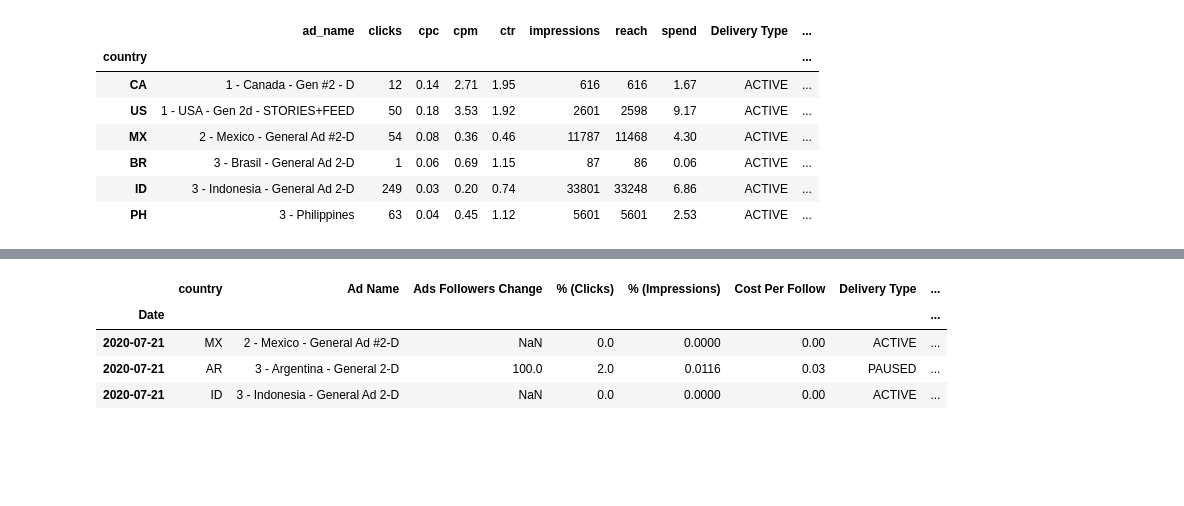
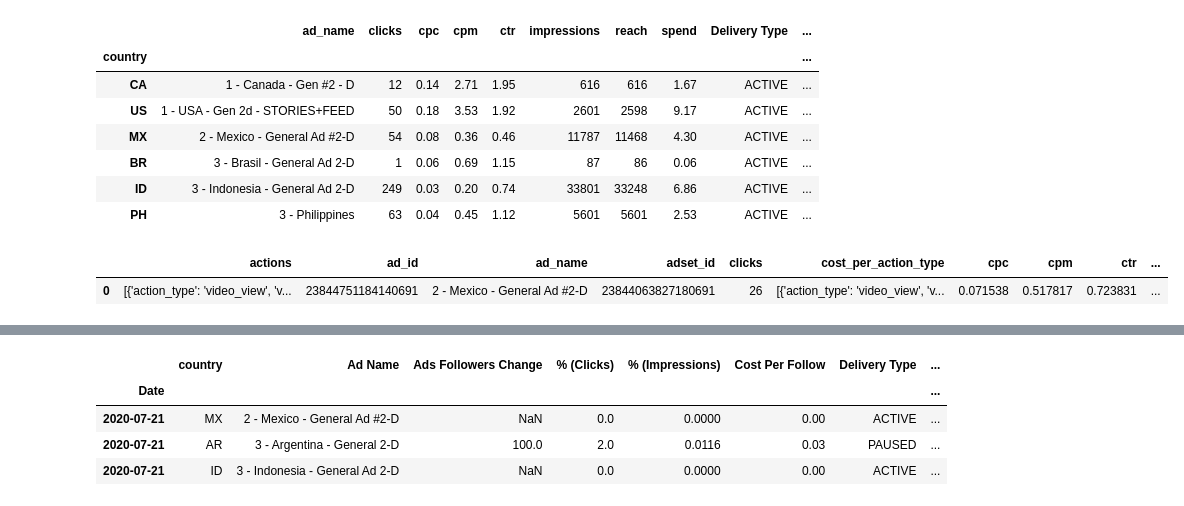
Before and after one commit to manycoding/tomorrowswig_followers, a Jupyter notebook: 02_ads.ipynb, the cells around one changed output, grey strips where cells are left out. Cells and saved outputs as stored; diff of their text form; code cells hidden in the pictures; blank space fills up the shorter version.

```diff
--- a/02_ads.ipynb
+++ b/02_ads.ipynb
@@ -343,3 +342,16 @@ def add_total(df: pd.DataFrame) -> pd.DataFrame:
     return pd.concat([df.iloc[-1:], df.iloc[:-1]])
 # %%
 df = pd.DataFrame(insights)
+# %%
+iso_date = datetime.strptime("Sep 21 2020", "%b %d %Y").strftime("%Y-%m-%d")
+insights = get_insights(iso_date)
+df = pd.DataFrame(insights)
+floats = ["cpc", "cpm", "ctr", "spend"]
+df[floats] = df[floats].astype(float)
+ints = ["clicks", "impressions", "reach"]
+df[ints] = df[ints].astype(int)
+# %%
+df.merge(countries)
+# %% [output]
+|  | actions | ad_id | ad_name | adset_id | clicks | cost_per_action_type | cpc | cpm | ctr | ... |
+| 0 | [{'action_type': 'video_view', 'v... | 23844751184140691 | 2 - Mexico - General Ad #2-D | 23844063827180691 | 26 | [{'action_type': 'video_view', 'v... | 0.071538 | 0.517817 | 0.723831 | ... |
```
Also changed, not shown: parts of 8 cells of this notebook, 3 other files.
